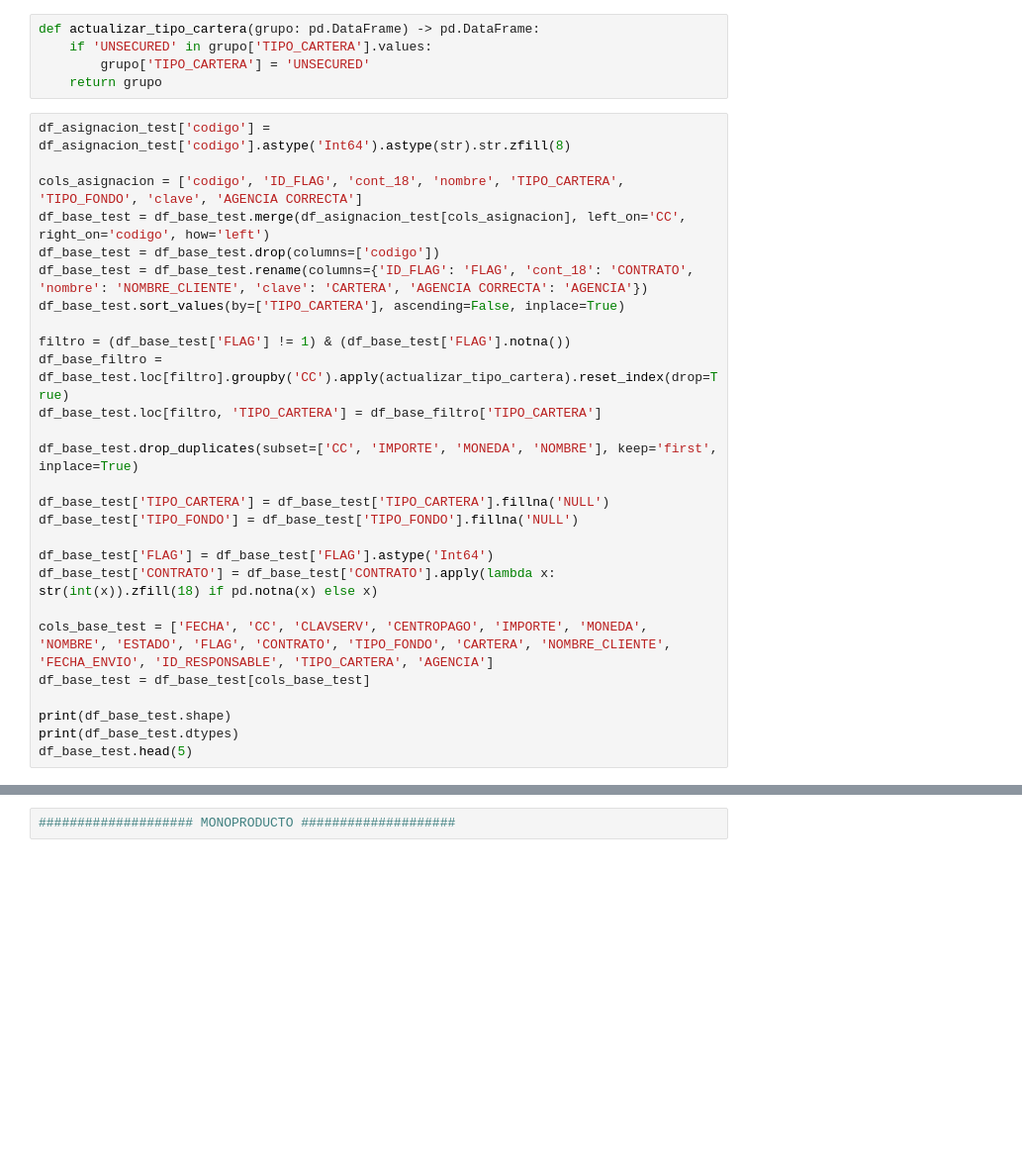
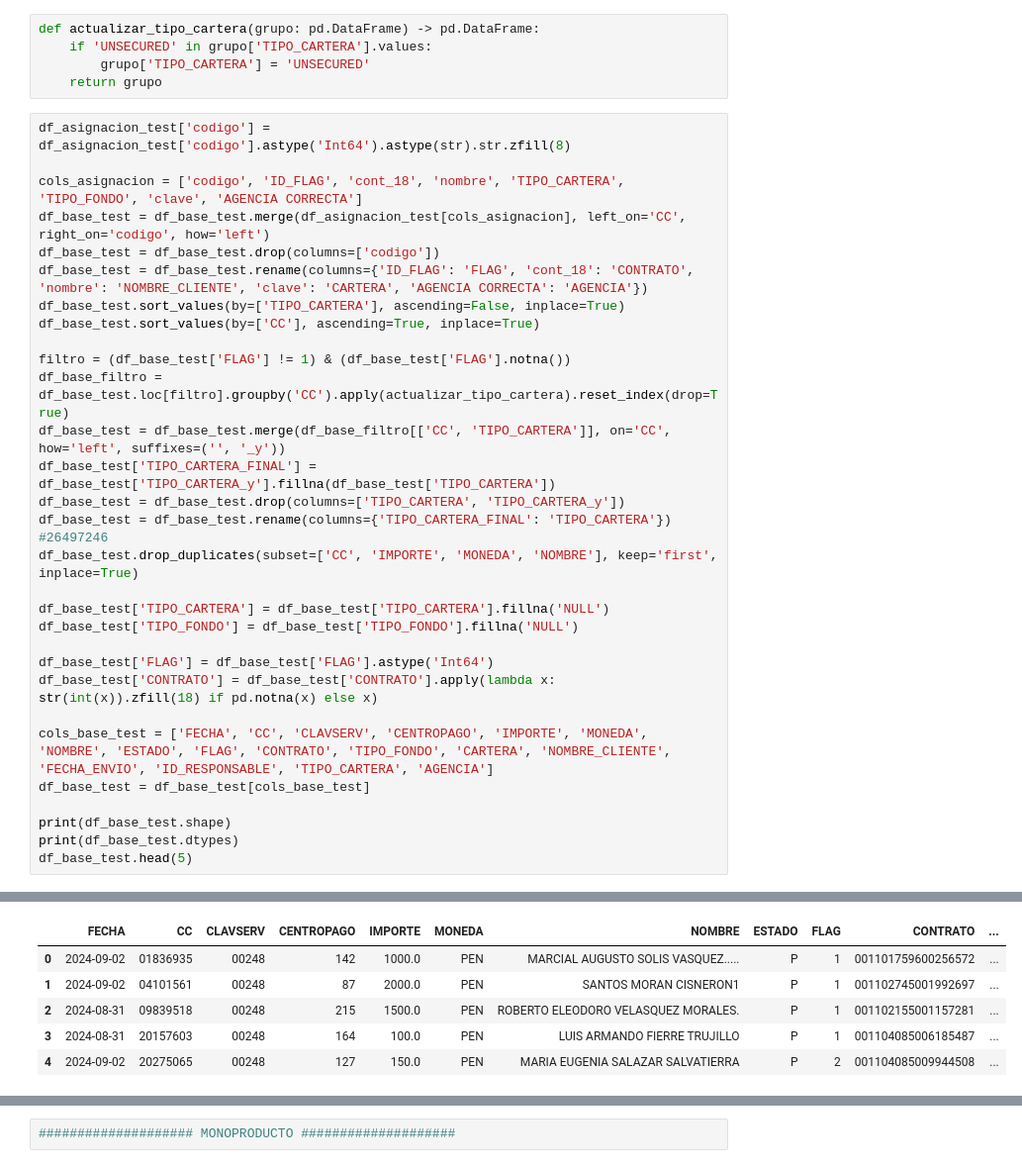
Before and after one commit to iriarteMirko/base-pagos, a Jupyter notebook: main.ipynb, the cells around one changed output, grey strips where cells are left out. Shown at 99% size. Drawn from its saved outputs; the diff is of its cells as text; blank space fills up the shorter version.

Commit message:
Update validador de tipo cartera final

```diff
--- a/main.ipynb
+++ b/main.ipynb
@@ -139,11 +223,15 @@ df_base_test = df_base_test.merge(df_asignacion_test[cols_asignacion], left_on='
 df_base_test = df_base_test.drop(columns=['codigo'])
 df_base_test = df_base_test.rename(columns={'ID_FLAG': 'FLAG', 'cont_18': 'CONTRATO', 'nombre': 'NOMBRE_CLIENTE', 'clave': 'CARTERA', 'AGENCIA CORRECTA': 'AGENCIA'})
 df_base_test.sort_values(by=['TIPO_CARTERA'], ascending=False, inplace=True)
+df_base_test.sort_values(by=['CC'], ascending=True, inplace=True)
 
 filtro = (df_base_test['FLAG'] != 1) & (df_base_test['FLAG'].notna())
 df_base_filtro = df_base_test.loc[filtro].groupby('CC').apply(actualizar_tipo_cartera).reset_index(drop=True)
-df_base_test.loc[filtro, 'TIPO_CARTERA'] = df_base_filtro['TIPO_CARTERA']
-
+df_base_test = df_base_test.merge(df_base_filtro[['CC', 'TIPO_CARTERA']], on='CC', how='left', suffixes=('', '_y'))
+df_base_test['TIPO_CARTERA_FINAL'] = df_base_test['TIPO_CARTERA_y'].fillna(df_base_test['TIPO_CARTERA'])
+df_base_test = df_base_test.drop(columns=['TIPO_CARTERA', 'TIPO_CARTERA_y'])
+df_base_test = df_base_test.rename(columns={'TIPO_CARTERA_FINAL': 'TIPO_CARTERA'})
+#26497246
 df_base_test.drop_duplicates(subset=['CC', 'IMPORTE', 'MONEDA', 'NOMBRE'], keep='first', inplace=True)
 
 df_base_test['TIPO_CARTERA'] = df_base_test['TIPO_CARTERA'].fillna('NULL')
@@ -158,3 +246,4 @@ df_base_test = df_base_test[cols_base_test]
 print(df_base_test.shape)
 print(df_base_test.dtypes)
 df_base_test.head(5)
+# %% [output]
@@ -161,3 +269,9 @@ df_base_test.head(5)
+|  | FECHA | CC | CLAVSERV | CENTROPAGO | IMPORTE | MONEDA | NOMBRE | ESTADO | FLAG | CONTRATO | ... |
+| 0 | 2024-09-02 | 01836935 | 00248 | 142 | 1000.0 | PEN | MARCIAL AUGUSTO SOLIS VASQUEZ..... | P | 1 | 001101759600256572 | ... |
+| 1 | 2024-09-02 | 04101561 | 00248 | 87 | 2000.0 | PEN | SANTOS MORAN CISNERON1 | P | 1 | 001102745001992697 | ... |
+| 2 | 2024-08-31 | 09839518 | 00248 | 215 | 1500.0 | PEN | ROBERTO ELEODORO VELASQUEZ MORALES. | P | 1 | 001102155001157281 | ... |
+| 3 | 2024-08-31 | 20157603 | 00248 | 164 | 100.0 | PEN | LUIS ARMANDO FIERRE TRUJILLO | P | 1 | 001104085006185487 | ... |
+| 4 | 2024-09-02 | 20275065 | 00248 | 127 | 150.0 | PEN | MARIA EUGENIA SALAZAR SALVATIERRA | P | 2 | 001104085009944508 | ... |
 # %%
 if base_count == df_base_test.shape[0]:
     print('REGISTROS OK')
```
Also changed, not shown: parts of 43 cells of this notebook.
